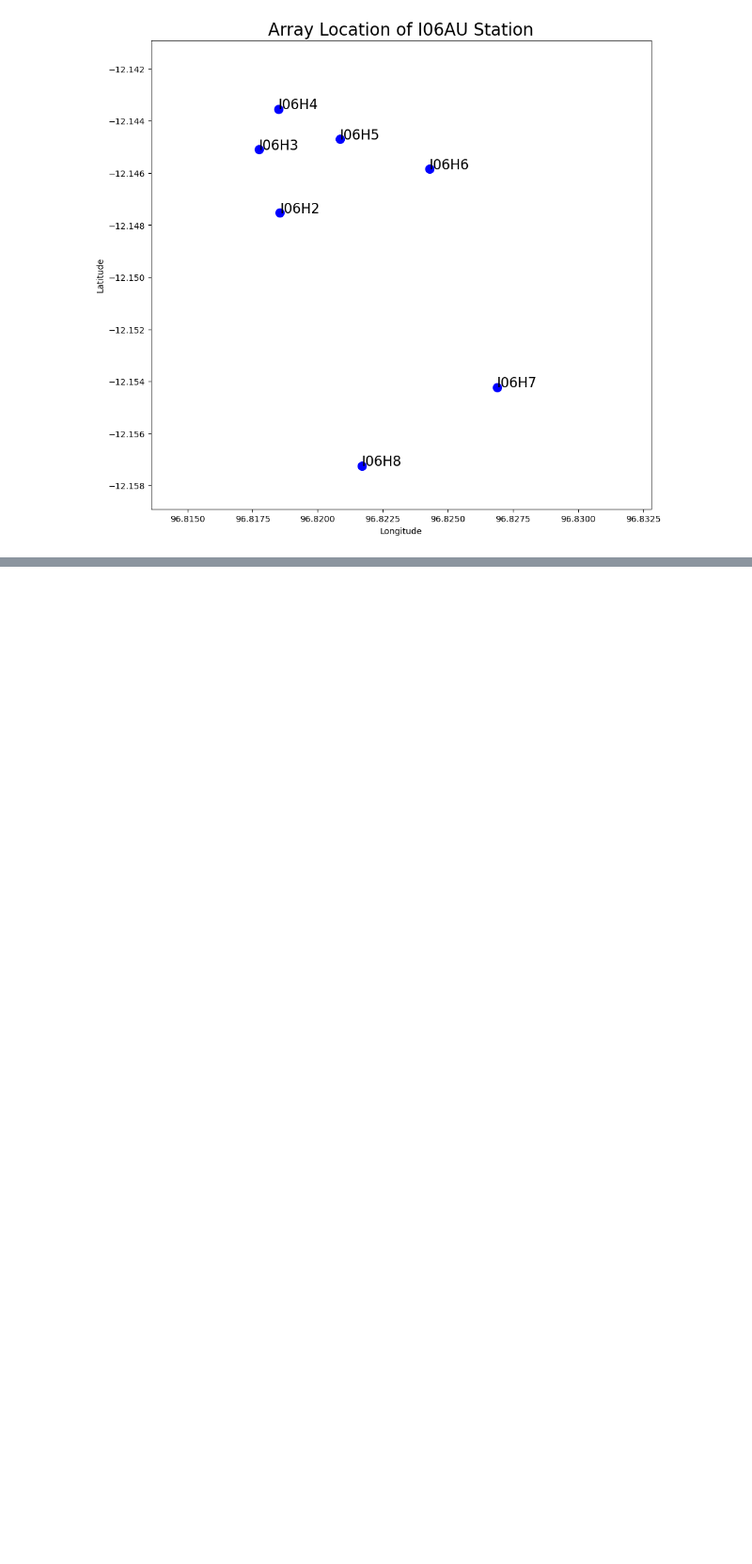
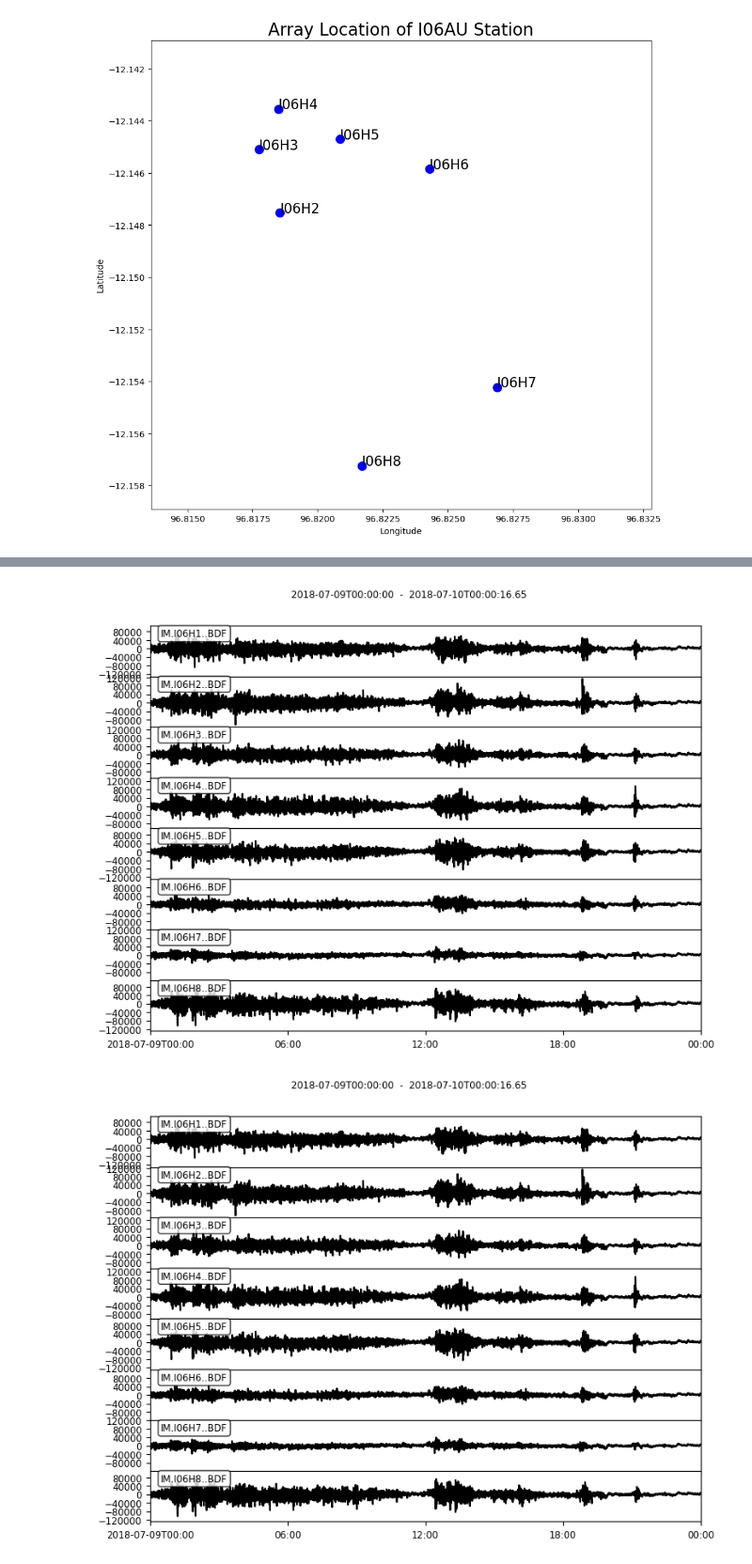
Before and after one commit to haykalmhs/AnakKrakatauEWSFinal, a Jupyter notebook: notebook/7. Visualization.ipynb, the cells around one changed output, grey strips where cells are left out. Shown at 94% size. Cells and saved outputs as stored; diff of their text form; code cells hidden in the pictures; blank space fills up the shorter version.

```diff
--- a/notebook/7. Visualization.ipynb
+++ b/notebook/7. Visualization.ipynb
@@ -924,14 +926,9 @@ plt.show()
 # %% [output]
 [figure]
 # %%
-import matplotlib.pyplot as plt
-from matplotlib.transforms import blended_transform_factory
-from obspy import read, Stream
-from obspy.geodetics import gps2dist_azimuth
+import obspy
+from obspy import read
 
-
-
-# Files (fmt: SAC)
-st = read('/run/media/viblab/Markov2/Haykal/AnakKrakatauEWSFinal/Visualization/07_09/IM.I06H*..BDF__20180709T000000Z__20180710T000000Z.sac')
-st.stats.npts
+st = read('/run/media/viblab/Markov2/Haykal/AnakKrakatauEWS/data/raw/I06AU/I06AU_SAC/IM.I06H*..BDF__20180709T000000Z__20180710T000000Z.sac')
+print(st)
 # %% [output]
@@ -939,3 +944,8 @@ AttributeError: 'Stream' object has no attribute 'stats'
+# %%
+st.plot(size=(800,600))
+# %% [output]
+[figure, added]
+[figure, added]
 # %%
 import matplotlib.pyplot as plt
 from matplotlib.transforms import blended_transform_factory
```
Also changed, not shown: parts of 2 cells of this notebook, 33 other files.
